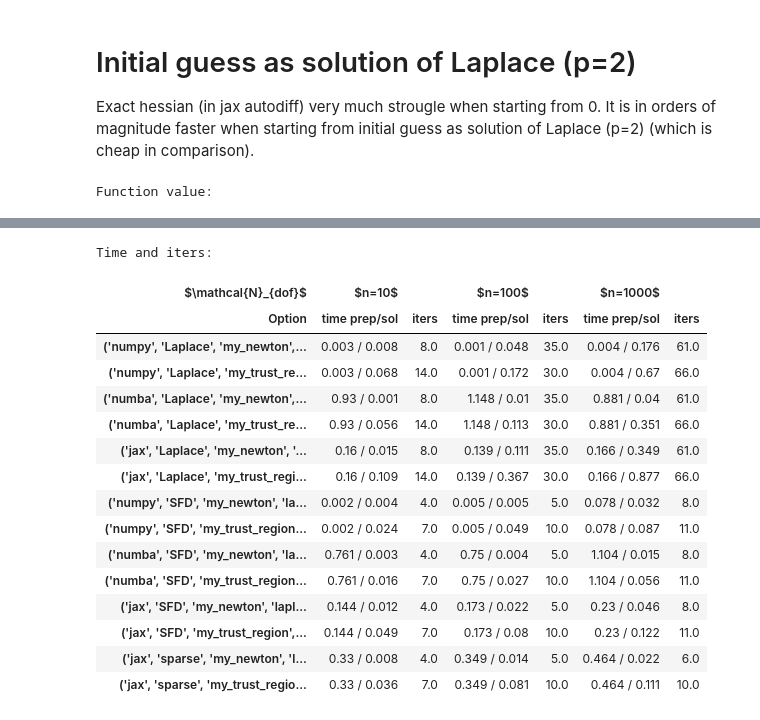
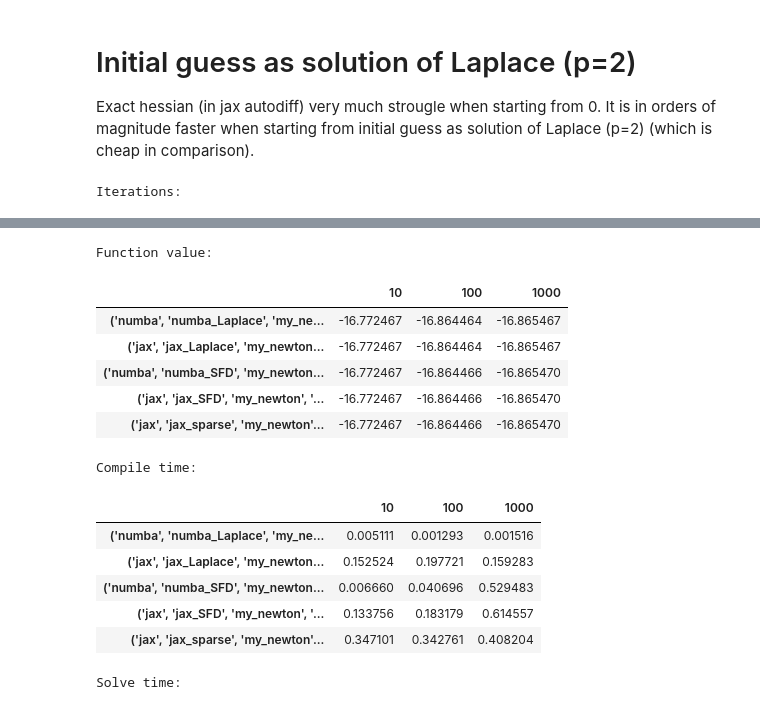
Before and after one commit to Beremi/pLaplace, a Jupyter notebook: run_tests_1D.ipynb, the cells around one changed output, grey strips where cells are left out. Cells and saved outputs as stored; diff of their text form; code cells hidden in the pictures.

```diff
--- a/run_tests_1D.ipynb
+++ b/run_tests_1D.ipynb
@@ -389,51 +320,38 @@ Time and iters:
 Exact hessian (in jax autodiff) very much strougle when starting from 0. It is in orders of magnitude faster when starting from initial guess as solution of Laplace (p=2) (which is cheap in comparison).
 # %%
 all_solvers = []
-all_solvers.append({"val_grad": "numpy",
-                    "hess": "Laplace",
-                    "minimizer": ["my_newton", "my_trust_region"],
+all_solvers.append({"val_grad": "numba",
+                    "hess": "numba_Laplace",
+                    "minimizer": ["my_newton"],
+                    "initial_guess": "laplace",
+                    "problem_setting": problem_setting,
+                    "sizes": sizes})
+all_solvers.append({"val_grad": "jax",
+                    "hess": "jax_Laplace",
+                    "minimizer": ["my_newton"],
                     "initial_guess": "laplace",
                     "problem_setting": problem_setting,
                     "sizes": sizes})
 all_solvers.append({"val_grad": "numba",
-                    "hess": "Laplace",
-                    "minimizer": ["my_newton", "my_trust_region"],
+                    "hess": "numba_SFD",
+                    "minimizer": ["my_newton"],
                     "initial_guess": "laplace",
                     "problem_setting": problem_setting,
                     "sizes": sizes})
 all_solvers.append({"val_grad": "jax",
-                    "hess": "Laplace",
-                    "minimizer": ["my_newton", "my_trust_region"],
-                    "initial_guess": "laplace",
-                    "problem_setting": problem_setting,
-                    "sizes": sizes})
-all_solvers.append({"val_grad": "numpy",
-                    "hess": "SFD",
-                    "minimizer": ["my_newton", "my_trust_region"],
-                    "initial_guess": "laplace",
-                    "problem_setting": problem_setting,
-                    "sizes": sizes})
-all_solvers.append({"val_grad": "numba",
-                    "hess": "SFD",
-                    "minimizer": ["my_newton", "my_trust_region"],
+                    "hess": "jax_SFD",
+                    "minimizer": ["my_newton"],
                     "initial_guess": "laplace",
                     "problem_setting": problem_setting,
                     "sizes": sizes})
 all_solvers.append({"val_grad": "jax",
-                    "hess": "SFD",
-                    "minimizer": ["my_newton", "my_trust_region"],
-                    "initial_guess": "laplace",
-                    "problem_setting": problem_setting,
-                    "sizes": sizes})
-all_solvers.append({"val_grad": "jax",
-                    "hess": "sparse",
-                    "minimizer": ["my_newton", "my_trust_region"],
+                    "hess": "jax_sparse",
+                    "minimizer": ["my_newton"],
                     "initial_guess": "laplace",
                     "problem_setting": problem_setting,
                     "sizes": sizes})
 results = test_runner_1D.test_runner_1D(all_solvers)
-iterations_df, f_val_df, compile_df, solve_df, combined_time_df, combined_df, combined_df2 = test_runner_1D.create_tables(
-    results, display_table="Ipython")
+iterations_df, compile_df, f_val_df, solve_df = test_runner_1D.create_tables(results, display_table="Ipython")
 # %% [output]
-Function value:
+Iterations:
 |  | 10 | 100 | 1000 |
@@ -454,17 +363,15 @@ Function value:
-Time and iters:
+Function value:
-| $\mathcal{N}_{dof}$ | $n=10$ |  | $n=100$ |  | $n=1000$ |  |
-| Option | time prep/sol | iters | time prep/sol | iters | time prep/sol | iters |
-| ('numpy', 'Laplace', 'my_newton',... | 0.003 / 0.008 | 8.0 | 0.001 / 0.048 | 35.0 | 0.004 / 0.176 | 61.0 |
-| ('numpy', 'Laplace', 'my_trust_re... | 0.003 / 0.068 | 14.0 | 0.001 / 0.172 | 30.0 | 0.004 / 0.67 | 66.0 |
-| ('numba', 'Laplace', 'my_newton',... | 0.93 / 0.001 | 8.0 | 1.148 / 0.01 | 35.0 | 0.881 / 0.04 | 61.0 |
-| ('numba', 'Laplace', 'my_trust_re... | 0.93 / 0.056 | 14.0 | 1.148 / 0.113 | 30.0 | 0.881 / 0.351 | 66.0 |
-| ('jax', 'Laplace', 'my_newton', '... | 0.16 / 0.015 | 8.0 | 0.139 / 0.111 | 35.0 | 0.166 / 0.349 | 61.0 |
-| ('jax', 'Laplace', 'my_trust_regi... | 0.16 / 0.109 | 14.0 | 0.139 / 0.367 | 30.0 | 0.166 / 0.877 | 66.0 |
-| ('numpy', 'SFD', 'my_newton', 'la... | 0.002 / 0.004 | 4.0 | 0.005 / 0.005 | 5.0 | 0.078 / 0.032 | 8.0 |
-| ('numpy', 'SFD', 'my_trust_region... | 0.002 / 0.024 | 7.0 | 0.005 / 0.049 | 10.0 | 0.078 / 0.087 | 11.0 |
-| ('numba', 'SFD', 'my_newton', 'la... | 0.761 / 0.003 | 4.0 | 0.75 / 0.004 | 5.0 | 1.104 / 0.015 | 8.0 |
-| ('numba', 'SFD', 'my_trust_region... | 0.761 / 0.016 | 7.0 | 0.75 / 0.027 | 10.0 | 1.104 / 0.056 | 11.0 |
-| ('jax', 'SFD', 'my_newton', 'lapl... | 0.144 / 0.012 | 4.0 | 0.173 / 0.022 | 5.0 | 0.23 / 0.046 | 8.0 |
-| ('jax', 'SFD', 'my_trust_region',... | 0.144 / 0.049 | 7.0 | 0.173 / 0.08 | 10.0 | 0.23 / 0.122 | 11.0 |
-| ('jax', 'sparse', 'my_newton', 'l... | 0.33 / 0.008 | 4.0 | 0.349 / 0.014 | 5.0 | 0.464 / 0.022 | 6.0 |
-| ('jax', 'sparse', 'my_trust_regio... | 0.33 / 0.036 | 7.0 | 0.349 / 0.081 | 10.0 | 0.464 / 0.111 | 10.0 |
+|  | 10 | 100 | 1000 |
+| ('numba', 'numba_Laplace', 'my_ne... | -16.772467 | -16.864464 | -16.865467 |
+| ('jax', 'jax_Laplace', 'my_newton... | -16.772467 | -16.864464 | -16.865467 |
+| ('numba', 'numba_SFD', 'my_newton... | -16.772467 | -16.864466 | -16.865470 |
+| ('jax', 'jax_SFD', 'my_newton', '... | -16.772467 | -16.864466 | -16.865470 |
+| ('jax', 'jax_sparse', 'my_newton'... | -16.772467 | -16.864466 | -16.865470 |
+Compile time:
+|  | 10 | 100 | 1000 |
+| ('numba', 'numba_Laplace', 'my_ne... | 0.005111 | 0.001293 | 0.001516 |
+| ('jax', 'jax_Laplace', 'my_newton... | 0.152524 | 0.197721 | 0.159283 |
+| ('numba', 'numba_SFD', 'my_newton... | 0.006660 | 0.040696 | 0.529483 |
+| ('jax', 'jax_SFD', 'my_newton', '... | 0.133756 | 0.183179 | 0.614557 |
+| ('jax', 'jax_sparse', 'my_newton'... | 0.347101 | 0.342761 | 0.408204 |
+Solve time:
```
Also changed, not shown: parts of 11 cells of this notebook, 2 other files.
